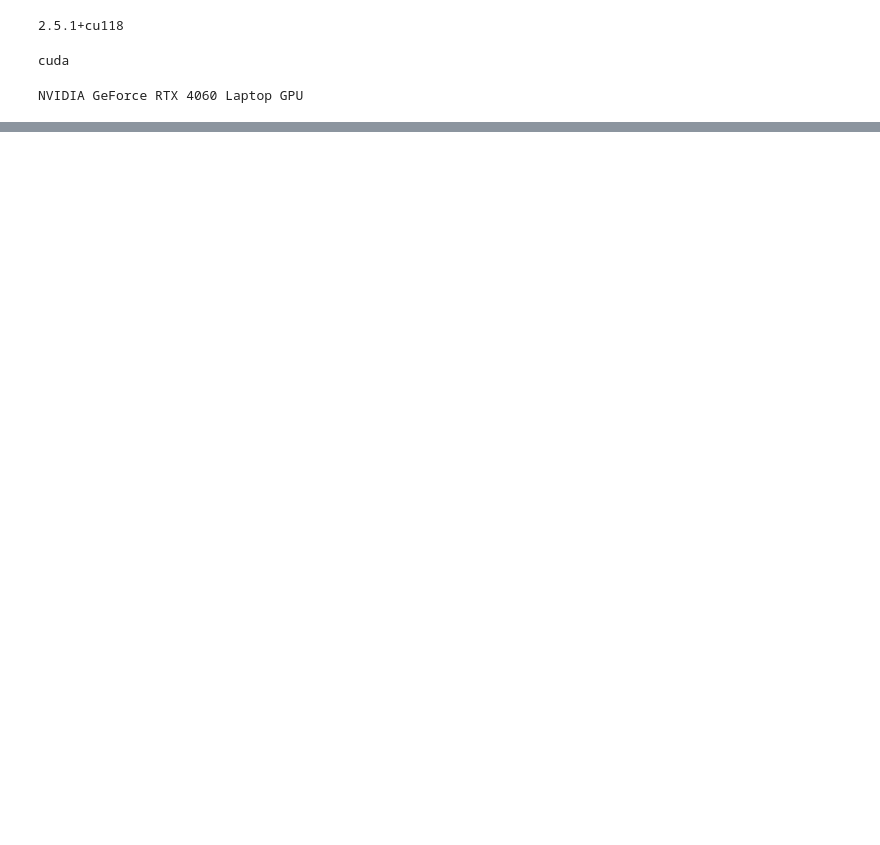
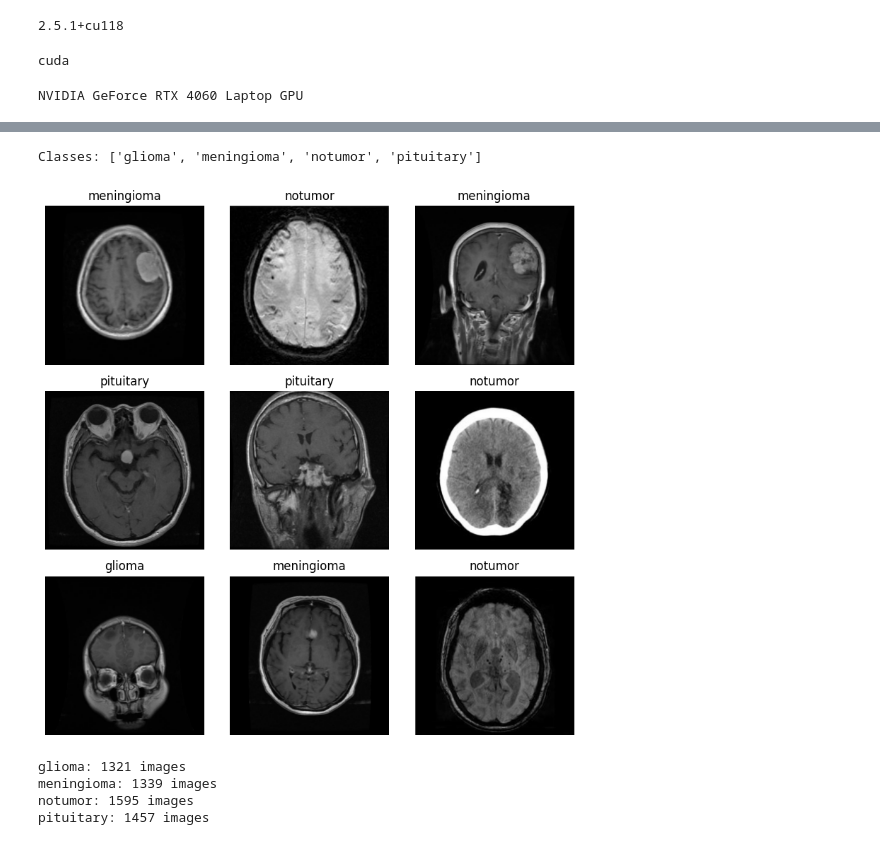
Before and after one commit to SandeepMuhal88/Cancer_Detection_Model, a Jupyter notebook: Brain_Tumor_Model/Model.ipynb, the cells around one changed output, grey strips where cells are left out. Cells and saved outputs as stored; diff of their text form; code cells hidden in the pictures; blank space fills up the shorter version.

Commit message:
Visulize the Model

```diff
--- a/Brain_Tumor_Model/Model.ipynb
+++ b/Brain_Tumor_Model/Model.ipynb
@@ -78,0 +32,54 @@ Please check the downloaded files and adjust the paths.
+# %%
+import matplotlib.pyplot as plt
+from torchvision import datasets, transforms
+
+# Transform (resize + convert to tensor)
+transform = transforms.Compose([
+    transforms.Resize((224, 224)),
+    transforms.ToTensor()
+])
+
+# Load dataset
+train_dataset = datasets.ImageFolder(root="D:\Programming\Cancer_Detection_Model\Brain_Tumor_Model\Data\Training", transform=transform)
+
+# Class names
+classes = train_dataset.classes
+print("Classes:", classes)
+# %% [output]
+Classes: ['glioma', 'meningioma', 'notumor', 'pituitary']
+# %%
+import random
+import numpy as np
+
+# Pick 9 random images
+fig, axes = plt.subplots(3, 3, figsize=(8, 8))
+for i in range(9):
+    idx = random.randint(0, len(train_dataset)-1)
+    img, label = train_dataset[idx]
+
+    # Tensor → Numpy for plotting
+    img = img.permute(1, 2, 0).numpy()
+
+    ax = axes[i//3, i%3]
+    ax.imshow(img)
+    ax.set_title(classes[label])
+    ax.axis("off")
+
+plt.tight_layout()
+plt.show()
+# %% [output]
+[figure, added]
+# %%
+from collections import Counter
+
+# Folder-wise image counts
+labels = [label for _, label in train_dataset]
+counter = Counter(labels)
+
+for i, c in enumerate(classes):
+    print(f"{c}: {counter[i]} images")
+# %% [output]
+glioma: 1321 images
+meningioma: 1339 images
+notumor: 1595 images
+pituitary: 1457 images
```
Also changed, not shown: parts of 4 cells of this notebook, 2 other files.
